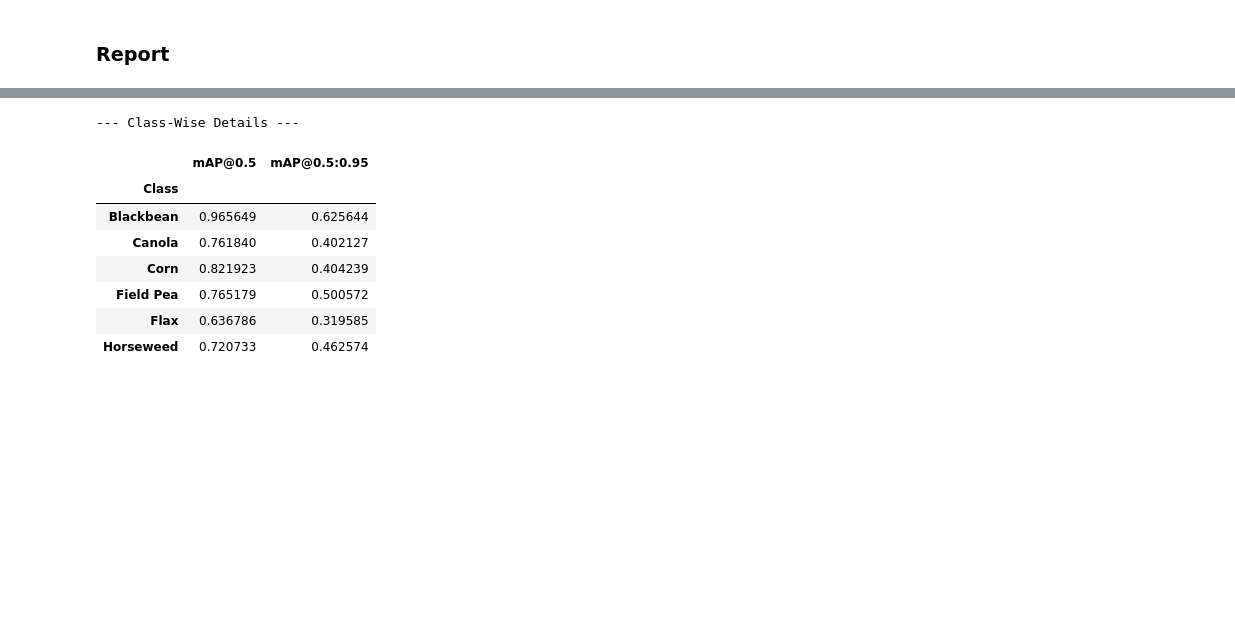
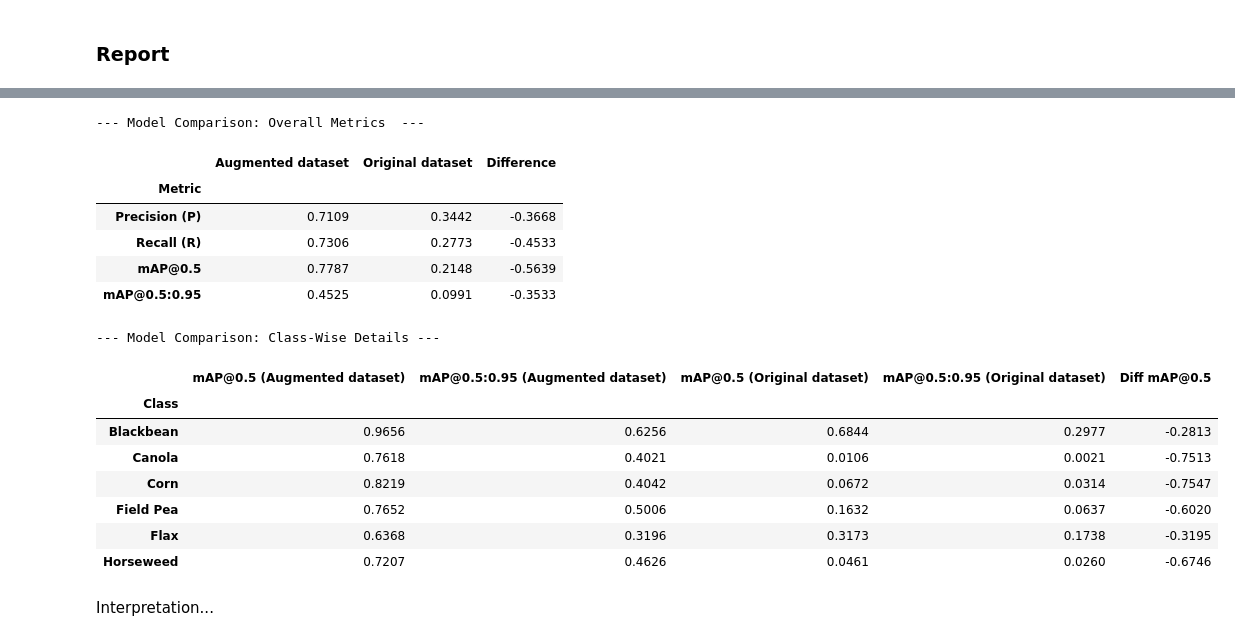
Before and after one commit to Crop-Guard/Crop-weed-detection, a Jupyter notebook: 04_data_preprocessing_ablation_study.ipynb, the cells around one changed output, grey strips where cells are left out. Saved outputs shown, nothing was run; the diff lists cells and outputs as text; code cells hidden in the pictures; blank space fills up the shorter version.

```diff
--- a/04_data_preprocessing_ablation_study.ipynb
+++ b/04_data_preprocessing_ablation_study.ipynb
@@ -165,35 +153,0 @@ display(df_general)
-# %%
-
-ap50_arr = metrics.box.ap50.flatten()
-ap_arr = metrics.box.ap.flatten()
-class_names_list = metrics.names
-nc = len(class_names_list)
-nc_evaluated = len(ap50_arr)
-
-data_list = []
-for i in range(nc_evaluated):
-    data_list.append({
-        'Class': class_names_list[i],
-        'mAP@0.5': ap50_arr[i],
-        'mAP@0.5:0.95': ap_arr[i]
-    })
-
-df_class_wise = pd.DataFrame(data_list)
-
-df_class_wise = df_class_wise[
-    (df_class_wise['mAP@0.5'] > 0) | (df_class_wise['mAP@0.5:0.95'] > 0)
-]
-df_class_wise.set_index('Class', inplace=True)
-
-print("\n--- Class-Wise Details ---")
-display(df_class_wise)
-# %% [output]
---- Class-Wise Details ---
-|  | mAP@0.5 | mAP@0.5:0.95 |
-| Class |  |  |
-| Blackbean | 0.965649 | 0.625644 |
-| Canola | 0.761840 | 0.402127 |
-| Corn | 0.821923 | 0.404239 |
-| Field Pea | 0.765179 | 0.500572 |
-| Flax | 0.636786 | 0.319585 |
-| Horseweed | 0.720733 | 0.462574 |
@@ -199,0 +188,38 @@ display(df_class_wise)
+# %%
+
+df_augmented_general = extract_general_metrics(base_metrics, 'Augmented dataset')
+df_original_general = extract_general_metrics(metrics, 'Original dataset')
+
+df_general_comparison = df_augmented_general.join(df_original_general, how='outer')
+df_general_comparison['Difference'] = df_general_comparison['Original dataset'] - df_general_comparison['Augmented dataset']
+
+print("\n--- Model Comparison: Overall Metrics  ---")
+display(df_general_comparison.round(4))
+
+df_augmented_class = extract_class_metrics(base_metrics, 'Augmented dataset')
+df_original_class = extract_class_metrics(metrics, 'Original dataset')
+
+df_class_comparison = df_augmented_class.join(df_original_class, how='outer').fillna(0)
+df_class_comparison['Diff mAP@0.5'] = df_class_comparison['mAP@0.5 (Original dataset)'] - df_class_comparison['mAP@0.5 (Augmented dataset)']
+
+print("\n--- Model Comparison: Class-Wise Details ---")
+display(df_class_comparison.round(4))
+# %% [output]
+--- Model Comparison: Overall Metrics  ---
+|  | Augmented dataset | Original dataset | Difference |
+| Metric |  |  |  |
+| Precision (P) | 0.7109 | 0.3442 | -0.3668 |
+| Recall (R) | 0.7306 | 0.2773 | -0.4533 |
+| mAP@0.5 | 0.7787 | 0.2148 | -0.5639 |
+| mAP@0.5:0.95 | 0.4525 | 0.0991 | -0.3533 |
+--- Model Comparison: Class-Wise Details ---
+|  | mAP@0.5 (Augmented dataset) | mAP@0.5:0.95 (Augmented dataset) | mAP@0.5 (Original dataset) | mAP@0.5:0.95 (Original dataset) | Diff mAP@0.5 |
+| Class |  |  |  |  |  |
+| Blackbean | 0.9656 | 0.6256 | 0.6844 | 0.2977 | -0.2813 |
+| Canola | 0.7618 | 0.4021 | 0.0106 | 0.0021 | -0.7513 |
+| Corn | 0.8219 | 0.4042 | 0.0672 | 0.0314 | -0.7547 |
+| Field Pea | 0.7652 | 0.5006 | 0.1632 | 0.0637 | -0.6020 |
+| Flax | 0.6368 | 0.3196 | 0.3173 | 0.1738 | -0.3195 |
+| Horseweed | 0.7207 | 0.4626 | 0.0461 | 0.0260 | -0.6746 |
+# %% [markdown]
+Interpretation...
```
Also changed, not shown: parts of 9 cells of this notebook, 10 other files.
